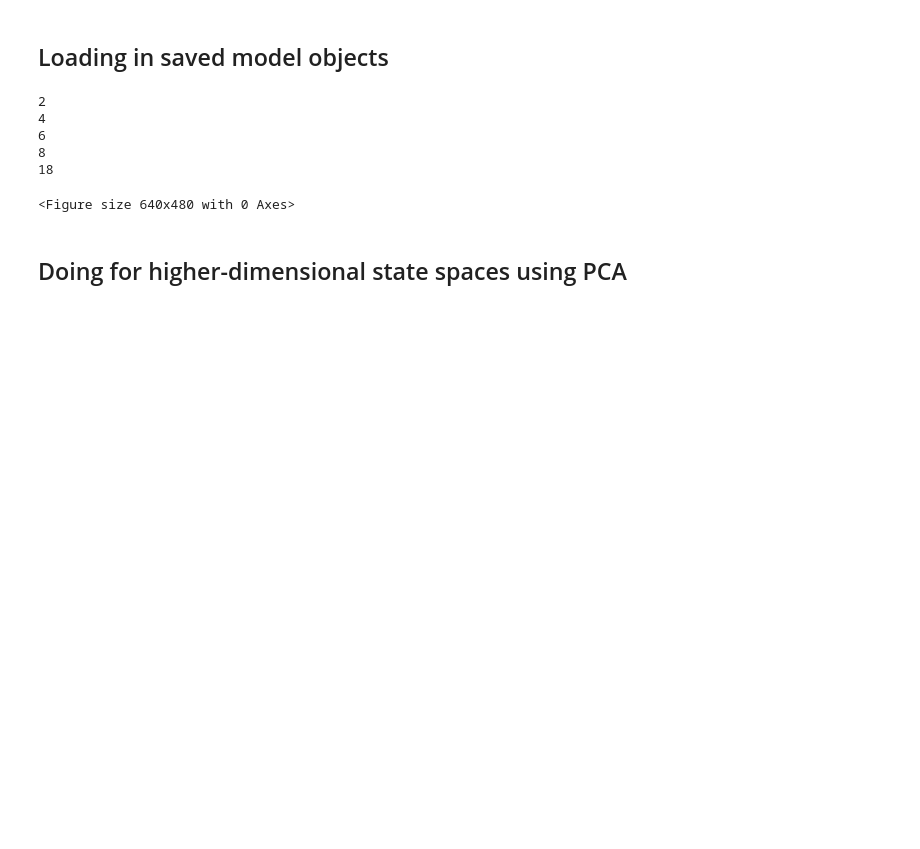
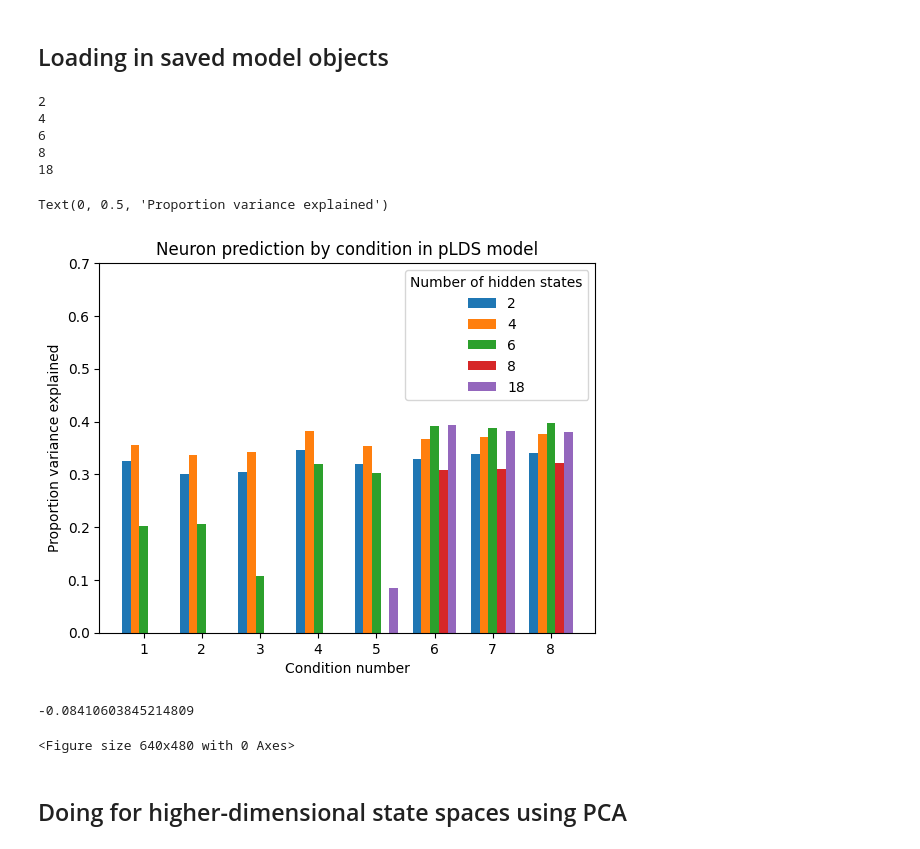
Before and after one commit to tomdstone/stats305c, a Jupyter notebook: src/analysis/emulate_paper_analyses.ipynb, the cells around one changed output. Cells and saved outputs as stored; diff of their text form; code cells hidden in the pictures; blank space fills up the shorter version.

```diff
--- a/src/analysis/emulate_paper_analyses.ipynb
+++ b/src/analysis/emulate_paper_analyses.ipynb
@@ -1404,7 +1404,7 @@ for state in [2,4,6,8,18]:
         obs = data[cond]['observed']
         input = data[cond]['force']
 
-        # outputs[(state, cond)] = predict_expected_counts_with_inputs(model['params'], model['trainable_params'], obs, input)
+        outputs[(state, cond)] = predict_expected_counts_with_inputs(model['params'], model['trainable_params'], obs, input)
         latents[(state, cond)] = infer_latents_with_inputs(model['params'], obs, input)
     print(state)
 # %% [output]
@@ -1415,0 +1418,16 @@ for state in [2,4,6,8,18]:
+# %%
+cond = 4
+state = 4
+
+r2s = {}
+
+for cond in range(1,9):
+    for state in [2,4,6,8,18]:
+        r2_list = []
+        for ytrue, ypred in zip(data[cond]['observed'], outputs[(state, cond)]):
+            # print(ytrue.shape)
+            # print(ypred.shape)
+            r2_list.append(r2_score(ytrue.T, ypred.T))
+        r2s[(state, cond)] = np.mean(r2_list)
+
+# print(np.mean(r2s))
@@ -1415,0 +1436,14 @@ for state in [2,4,6,8,18]:
+# %%
+plt.clf()
+
+for state, delta_x in zip([2,4,6,8,18], [-0.3, -0.15, 0, 0.15, 0.3]):
+    plt.bar(x = [x + delta_x for x in range(1,9)], height = plot_dict[state], width = 0.15, label = state)
+plt.legend(title = 'Number of hidden states', loc = 'upper right')
+plt.ylim((0,0.7))
+plt.title('Neuron prediction by condition in pLDS model')
+plt.xlabel('Condition number')
+plt.ylabel('Proportion variance explained')
+# plt.
+# %% [output]
+Text(0, 0.5, 'Proportion variance explained')
+[figure, added]
@@ -1416,3 +1452,7 @@ for state in [2,4,6,8,18]:
+# %%
+np.mean(r2s)
+# %% [output]
+-0.08410603845214809
 # %%
 img_dir = '/Users/tomstone/Documents/_stats305c/gdrive/images/tom/state_space_trajectories/'
 plt.clf()
```
Also changed, not shown: parts of 9 cells of this notebook.
